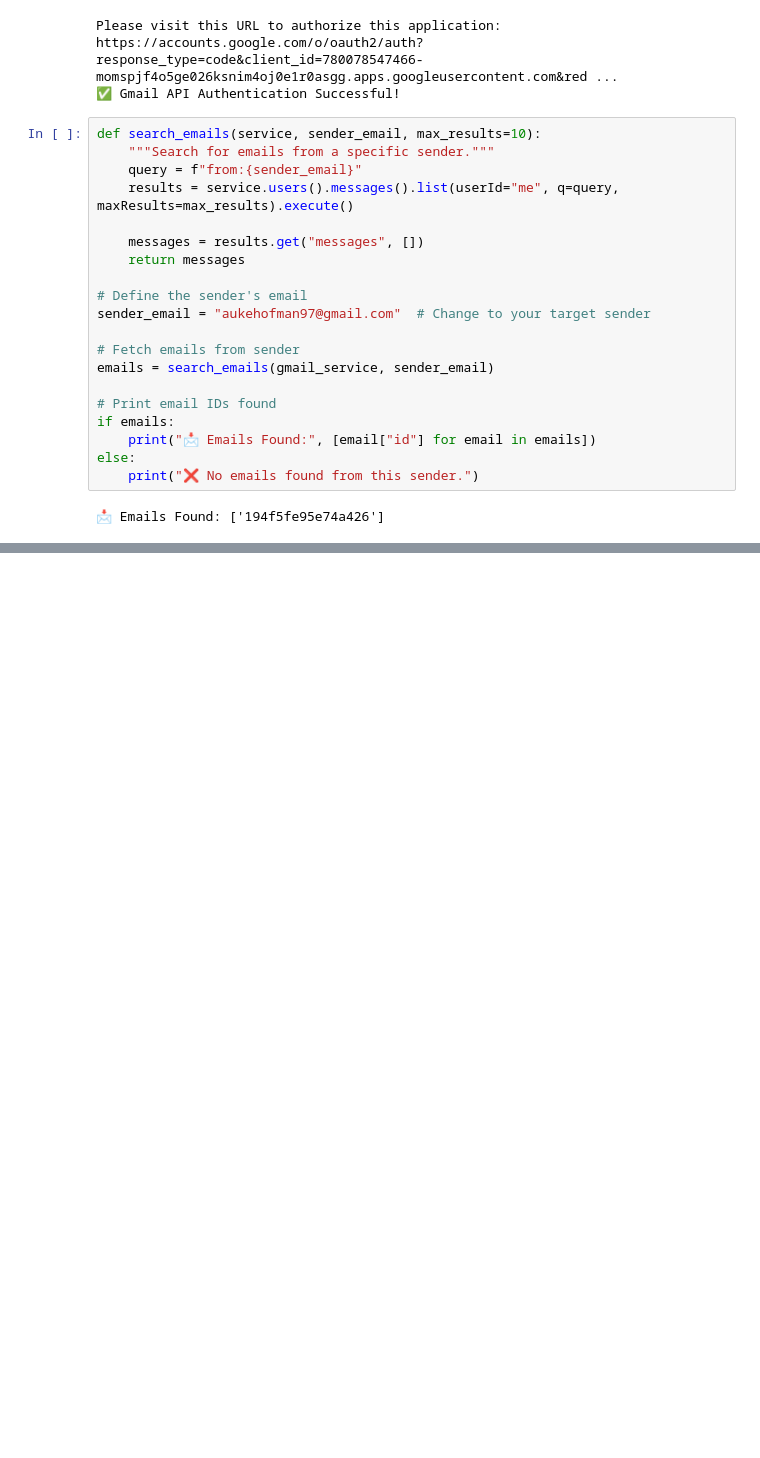
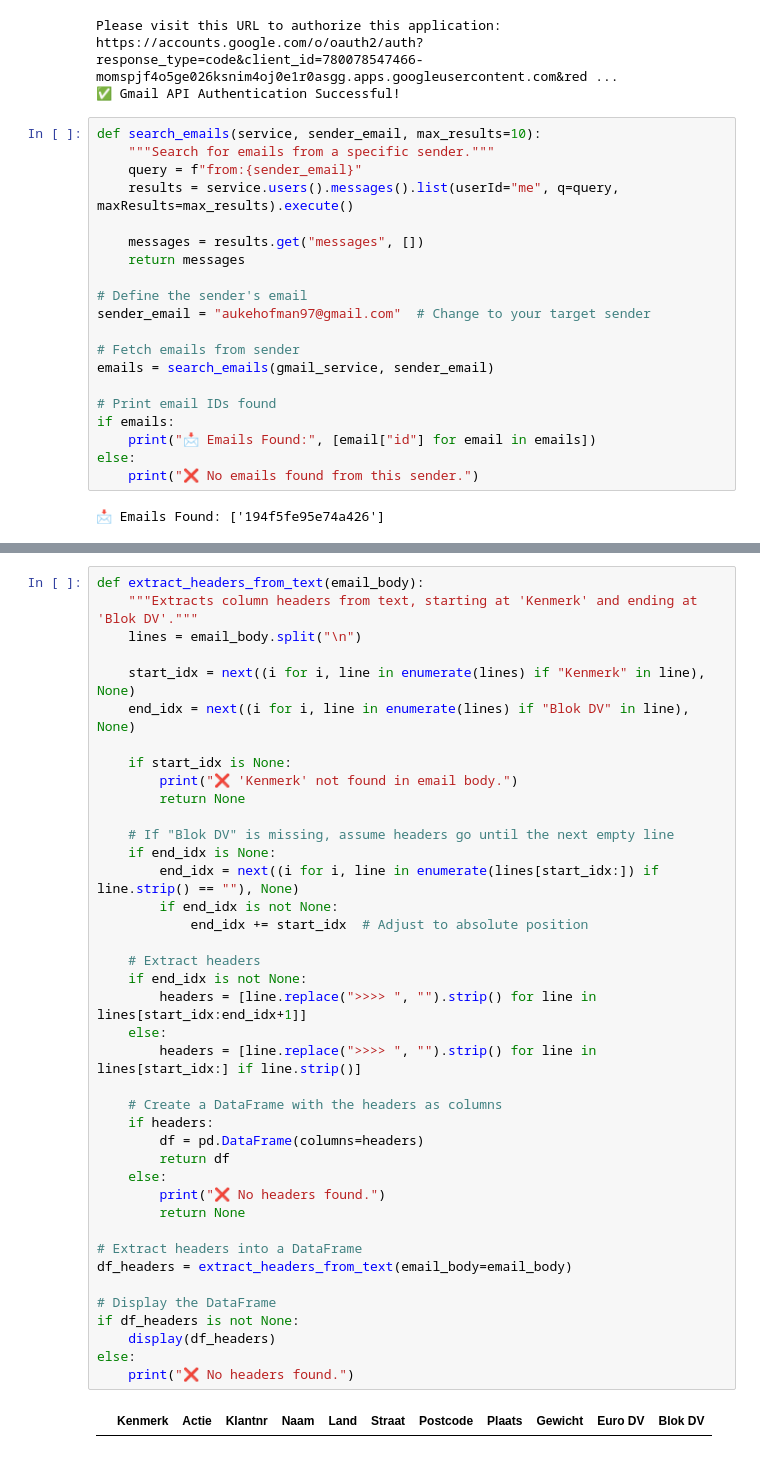
Before and after one commit to aukehofman97/LLMxSimple, a Jupyter notebook: mailscraper.ipynb, the cells around one changed output, grey strips where cells are left out. Saved outputs shown, nothing was run; the diff lists cells and outputs as text; blank space fills up the shorter version.

```diff
--- a/mailscraper.ipynb
+++ b/mailscraper.ipynb
@@ -206,0 +154,42 @@ else:
+# %%
+def extract_headers_from_text(email_body):
+    """Extracts column headers from text, starting at 'Kenmerk' and ending at 'Blok DV'."""
+    lines = email_body.split("\n")
+
+    start_idx = next((i for i, line in enumerate(lines) if "Kenmerk" in line), None)
+    end_idx = next((i for i, line in enumerate(lines) if "Blok DV" in line), None)
+
+    if start_idx is None:
+        print("❌ 'Kenmerk' not found in email body.")
+        return None
+
+    # If "Blok DV" is missing, assume headers go until the next empty line
+    if end_idx is None:
+        end_idx = next((i for i, line in enumerate(lines[start_idx:]) if line.strip() == ""), None)
+        if end_idx is not None:
+            end_idx += start_idx  # Adjust to absolute position
+
+    # Extract headers
+    if end_idx is not None:
+        headers = [line.replace(">>>> ", "").strip() for line in lines[start_idx:end_idx+1]]
+    else:
+        headers = [line.replace(">>>> ", "").strip() for line in lines[start_idx:] if line.strip()]
+
+    # Create a DataFrame with the headers as columns
+    if headers:
+        df = pd.DataFrame(columns=headers)
+        return df
+    else:
+        print("❌ No headers found.")
+        return None
+
+# Extract headers into a DataFrame
+df_headers = extract_headers_from_text(email_body=email_body)
+
+# Display the DataFrame
+if df_headers is not None:
+    display(df_headers)
+else:
+    print("❌ No headers found.")
+# %% [output]
+|  | Kenmerk | Actie | Klantnr | Naam | Land | Straat | Postcode | Plaats | Gewicht | Euro DV | Blok DV |
```
Also changed, not shown: parts of 9 cells of this notebook.
